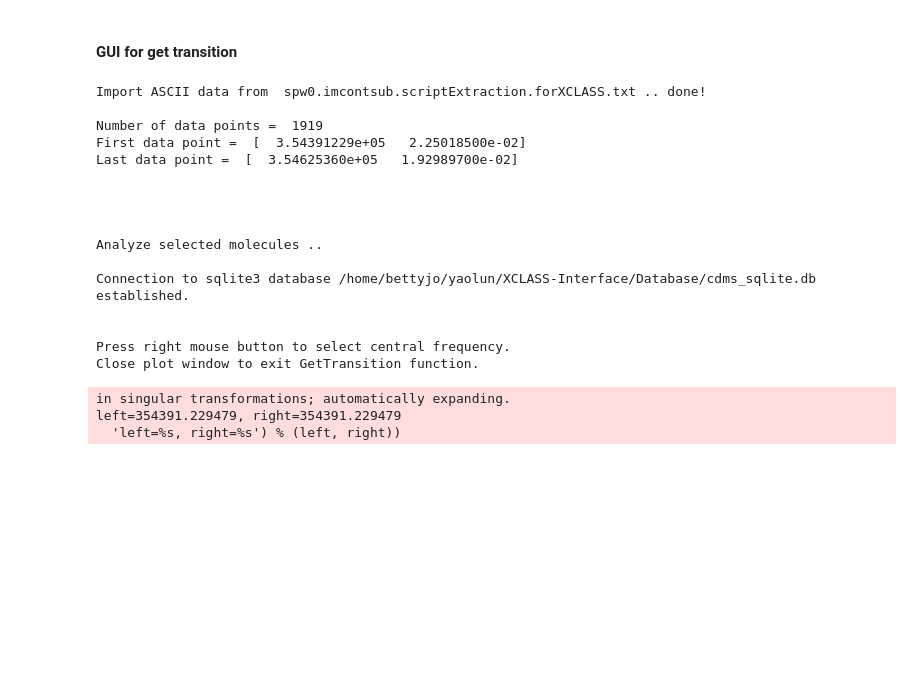
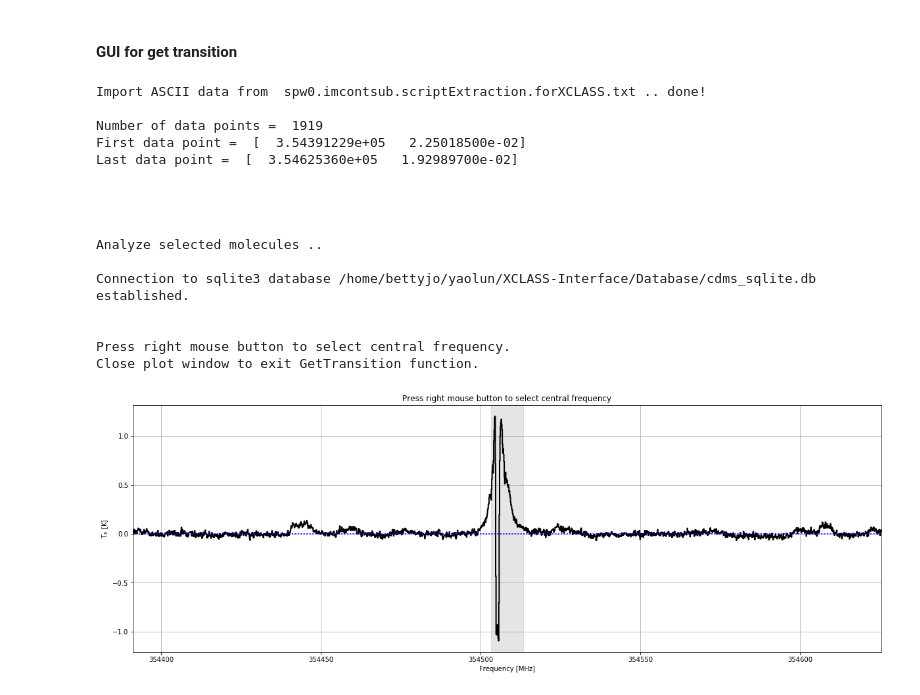
Before and after one commit to yaolun/xclass, a Jupyter notebook: starting_xclass.ipynb, the cells around one changed output. Drawn from its saved outputs; the diff is of its cells as text; code cells hidden in the pictures; blank space fills up the shorter version.

```diff
--- a/starting_xclass.ipynb
+++ b/starting_xclass.ipynb
@@ -55,35 +57,33 @@ import task_LoadASCIIFile
 data = 'spw0.imcontsub.scriptExtraction.forXCLASS.txt'
 NumHeaderLines = 0
 restfreq = 0
 vlsr = 0
 expdata = task_LoadASCIIFile.LoadASCIIFile(data, NumHeaderLines, restfreq, vlsr)
 
 # call GetTransition function
 import task_GetTransitions
 selectMolecule = []
 freqWidth = 5.0
 ElowMin = 0.0
 ElowMax = 3000.0
-freqMin = expdata[0].min()
-freqMax = expdata[0].max()
+freqMin = expdata[:,0].min()
+freqMax = expdata[:,0].max()
 task_GetTransitions.GetTransitions(expdata, freqMin, freqMax, selectMolecule, freqWidth, ElowMin, ElowMax, [[0],[0]])
 # %% [output]
 Import ASCII data from  spw0.imcontsub.scriptExtraction.forXCLASS.txt .. done!
 
 Number of data points =  1919
 First data point =  [  3.54391229e+05   2.25018500e-02]
 Last data point =  [  3.54625360e+05   1.92989700e-02]
 
 
 
 
 Analyze selected molecules ..
 
 Connection to sqlite3 database /home/bettyjo/yaolun/XCLASS-Interface/Database/cdms_sqlite.db established.
 
 
 Press right mouse button to select central frequency.
 Close plot window to exit GetTransition function.
-in singular transformations; automatically expanding.
-left=354391.229479, right=354391.229479
-  'left=%s, right=%s') % (left, right))
+[figure, added]
```
Also changed, not shown: parts of 1 cell of this notebook.
